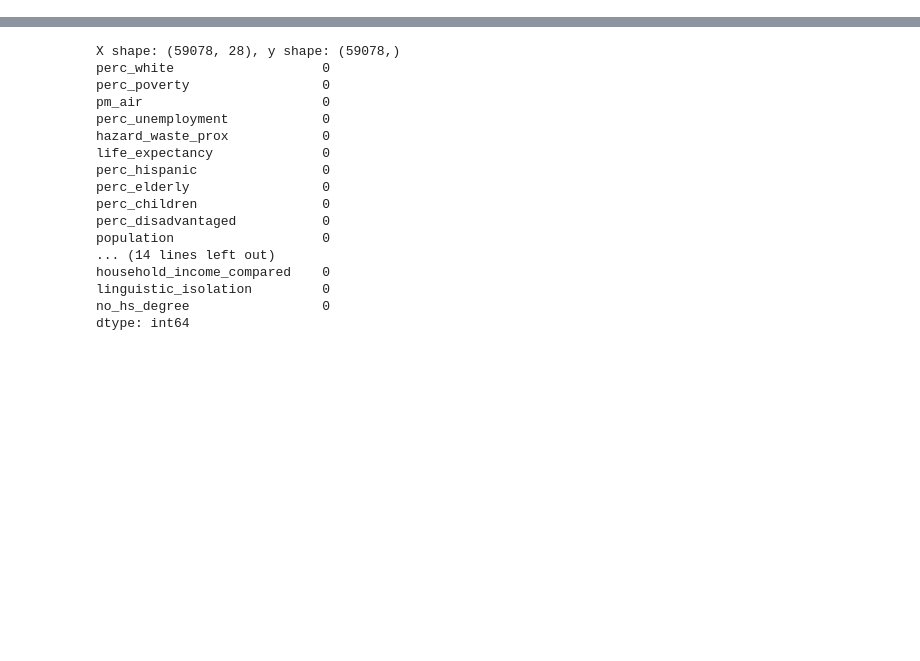
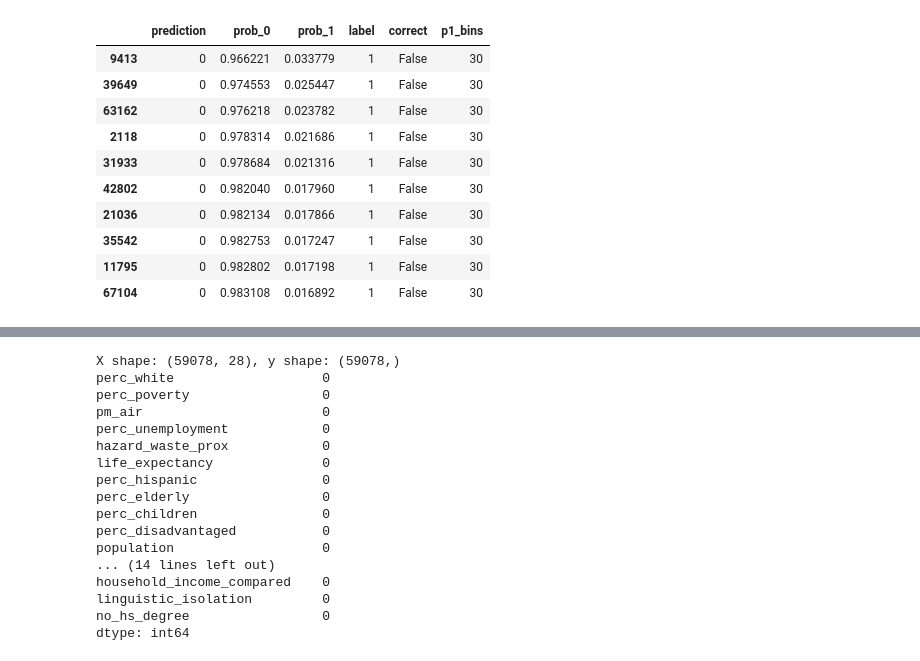
Before and after one commit to charlotte-i-meyer/Data-Centers-Capstone, a Jupyter notebook: Statsmodels Logistic Regression.ipynb, the cells around one changed output, grey strips where cells are left out. Cells and saved outputs as stored; diff of their text form; code cells hidden in the pictures; blank space fills up the shorter version.

```diff
--- a/Statsmodels Logistic Regression.ipynb
+++ b/Statsmodels Logistic Regression.ipynb
@@ -200,0 +292,15 @@ Logit Regression Results
+# %%
+# looking at the tracts that DO contain data centers
+df_results.loc[df_results['label'] == 1].sort_values(by='prob_1', ascending=False).head(10)
+# %% [output]
+|  | prediction | prob_0 | prob_1 | label | correct | p1_bins |
+| 9413 | 0 | 0.966221 | 0.033779 | 1 | False | 30 |
+| 39649 | 0 | 0.974553 | 0.025447 | 1 | False | 30 |
+| 63162 | 0 | 0.976218 | 0.023782 | 1 | False | 30 |
+| 2118 | 0 | 0.978314 | 0.021686 | 1 | False | 30 |
+| 31933 | 0 | 0.978684 | 0.021316 | 1 | False | 30 |
+| 42802 | 0 | 0.982040 | 0.017960 | 1 | False | 30 |
+| 21036 | 0 | 0.982134 | 0.017866 | 1 | False | 30 |
+| 35542 | 0 | 0.982753 | 0.017247 | 1 | False | 30 |
+| 11795 | 0 | 0.982802 | 0.017198 | 1 | False | 30 |
+| 67104 | 0 | 0.983108 | 0.016892 | 1 | False | 30 |
```
Also changed, not shown: parts of 21 cells of this notebook.
